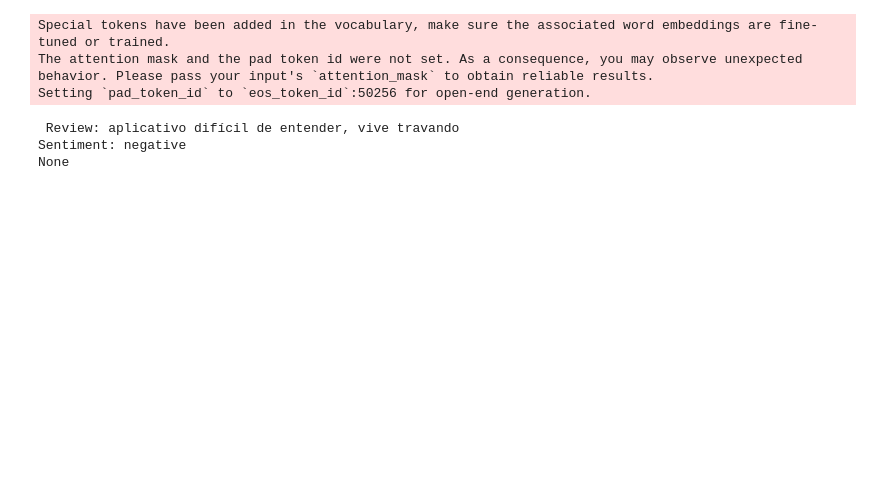
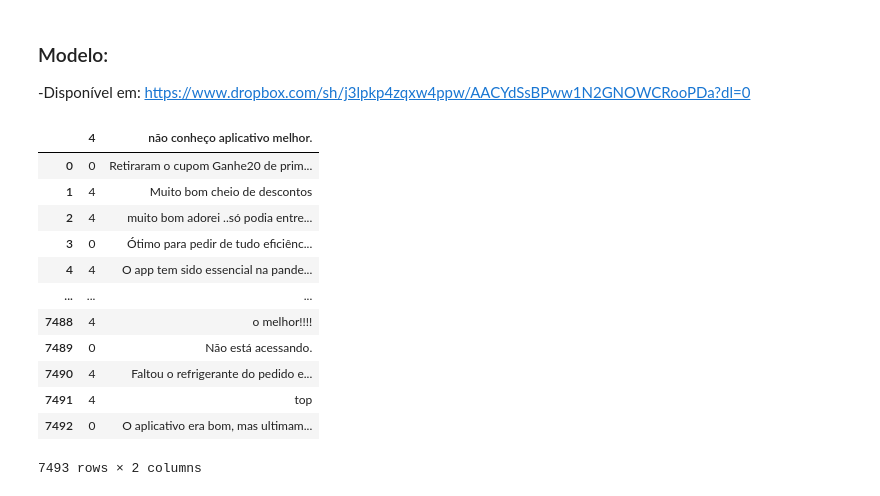
Before and after one commit to jaoleonardo01/tcc29010, a Jupyter notebook: gpt_2_open_source.ipynb, the cells around one changed output. Saved outputs shown, nothing was run; the diff lists cells and outputs as text; code cells hidden in the pictures; blank space fills up the shorter version.

```diff
--- a/gpt_2_open_source.ipynb
+++ b/gpt_2_open_source.ipynb
@@ -1,35 +1,4 @@
-# %%
-from transformers import GPT2LMHeadModel, GPT2Tokenizer
-
-model_name = "/home/joao/Dropbox/Aula/TCC2/modelo/gpt2"
-#model_name = "/home/joao/.local/lib/python3.9/site-packages/transformers/models/gpt2"
-
-tokenizer = GPT2Tokenizer.from_pretrained("gpt2", bos_token='<|startoftext|>',
-                                              eos_token='<|endoftext|>', pad_token='<|pad|>')
-model = GPT2LMHeadModel.from_pretrained(model_name)
-
-
-input_text = "aplicativo difícil de entender, vive travando"
-
-# predict sentiment on test data
-prompt = f'<|startoftext|>Review: {input_text}\nSentiment:'
-#generated = tokenizer(f"<|startoftext|> {prompt}", return_tensors="pt").input_ids
-generated = tokenizer(f"<|startoftext|> {prompt}", return_tensors="pt").input_ids
-sample_outputs = model.generate(generated, do_sample=False, top_k=50, max_length=512, top_p=0.90,
-                                temperature=0, num_return_sequences=0)
-pred_text = tokenizer.decode(sample_outputs[0], skip_special_tokens=True)
-print(pred_text)
-# extract the predicted sentiment
-try:
-  pred_sentiment = re.findall("\nSentiment: (.*)", pred_text)[-1]
-except:
-  pred_sentiment = "None"
-
-print(pred_sentiment)
-# %% [output]
-Special tokens have been added in the vocabulary, make sure the associated word embeddings are fine-tuned or trained.
-The attention mask and the pad token id were not set. As a consequence, you may observe unexpected behavior. Please pass your input's `attention_mask` to obtain reliable results.
-Setting `pad_token_id` to `eos_token_id`:50256 for open-end generation.
- Review: aplicativo difícil de entender, vive travando
-Sentiment: negative
-None
+# %% [markdown]
+### Modelo:
+
+-Disponível em: https://www.dropbox.com/sh/j3lpkp4zqxw4ppw/AACYdSsBPww1N2GNOWCRooPDa?dl=0
@@ -35,0 +12,17 @@ None
+# %%
+df = pd.read_csv("/home/joao/Dropbox/Aula/TCC2/dataset/reviews_novo3.csv")
+df
+# %% [output]
+|  | 4 | não conheço aplicativo melhor. |
+| 0 | 0 | Retiraram o cupom Ganhe20 de prim... |
+| 1 | 4 | Muito bom cheio de descontos |
+| 2 | 4 | muito bom adorei ..só podia entre... |
+| 3 | 0 | Ótimo para pedir de tudo eficiênc... |
+| 4 | 4 | O app tem sido essencial na pande... |
+| ... | ... | ... |
+| 7488 | 4 | o melhor!!!! |
+| 7489 | 0 | Não está acessando. |
+| 7490 | 4 | Faltou o refrigerante do pedido e... |
+| 7491 | 4 | top |
+| 7492 | 0 | O aplicativo era bom, mas ultimam... |
+7493 rows × 2 columns
```
Also changed, not shown: parts of 14 cells of this notebook.
